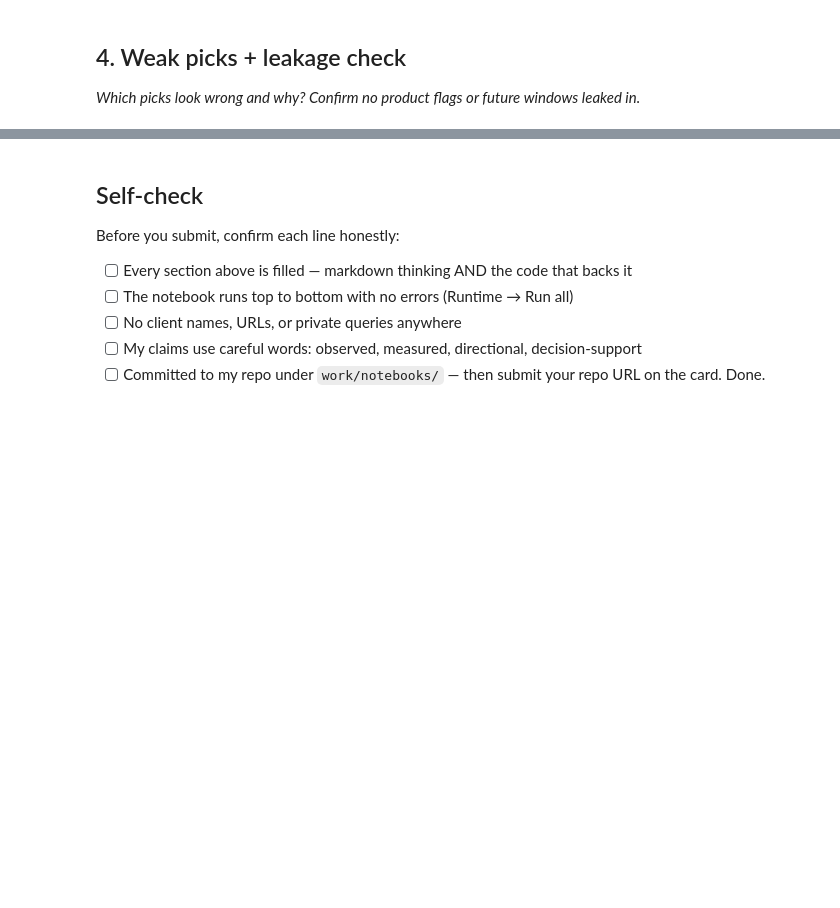
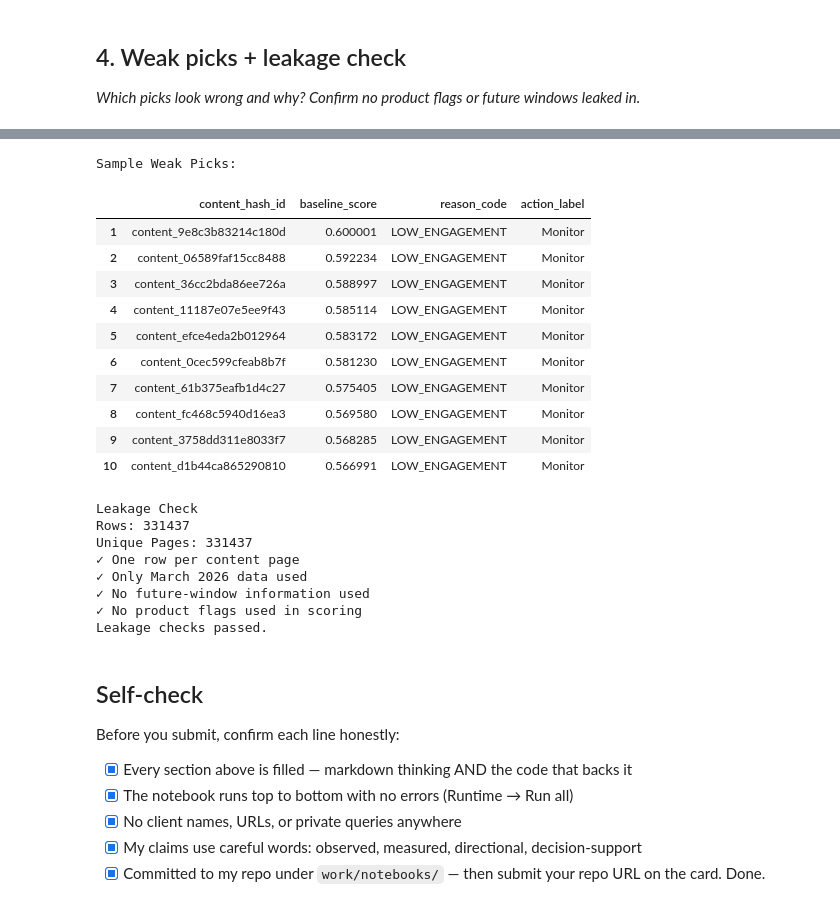
Before and after one commit to adityag30/FlyRank-internship-ML, a Jupyter notebook: work/notebooks/w04_baseline_score.ipynb, the cells around one changed output, grey strips where cells are left out. Saved outputs shown, nothing was run; the diff lists cells and outputs as text; code cells hidden in the pictures; blank space fills up the shorter version.

```diff
--- a/work/notebooks/w04_baseline_score.ipynb
+++ b/work/notebooks/w04_baseline_score.ipynb
@@ -37,10 +320,74 @@ This skeleton is yours to fill. Work the sections **in order** — each one has
+# %%
+# This cell is for CODE (numbers, a query, a check).
+# -----------------------------
+# Weak Picks
+# -----------------------------
+weak_picks = df[df["action_label"] == "Monitor"].head(10)
+
+print("Sample Weak Picks:")
+display(
+    weak_picks[
+        [
+            "content_hash_id",
+            "baseline_score",
+            "reason_code",
+            "action_label"
+        ]
+    ]
+)
+
+# -----------------------------
+# Leakage Checks
+# -----------------------------
+print("\nLeakage Check")
+
+print("Rows:", len(df))
+print("Unique Pages:", df["content_hash_id"].nunique())
+
+# Verify one row per content page
+assert len(df) == df["content_hash_id"].nunique(), \
+    "Duplicate content pages found."
+
+print("✓ One row per content page")
+
+# Verify no future months
+assert query.find("2026-03") != -1
+
+print("✓ Only March 2026 data used")
+
+print("✓ No future-window information used")
+
+print("✓ No product flags used in scoring")
+
+print("Leakage checks passed.")
+# %% [output]
+Sample Weak Picks:
+|  | content_hash_id | baseline_score | reason_code | action_label |
+| 1 | content_9e8c3b83214c180d | 0.600001 | LOW_ENGAGEMENT | Monitor |
+| 2 | content_06589faf15cc8488 | 0.592234 | LOW_ENGAGEMENT | Monitor |
+| 3 | content_36cc2bda86ee726a | 0.588997 | LOW_ENGAGEMENT | Monitor |
+| 4 | content_11187e07e5ee9f43 | 0.585114 | LOW_ENGAGEMENT | Monitor |
+| 5 | content_efce4eda2b012964 | 0.583172 | LOW_ENGAGEMENT | Monitor |
+| 6 | content_0cec599cfeab8b7f | 0.581230 | LOW_ENGAGEMENT | Monitor |
+| 7 | content_61b375eafb1d4c27 | 0.575405 | LOW_ENGAGEMENT | Monitor |
+| 8 | content_fc468c5940d16ea3 | 0.569580 | LOW_ENGAGEMENT | Monitor |
+| 9 | content_3758dd311e8033f7 | 0.568285 | LOW_ENGAGEMENT | Monitor |
+| 10 | content_d1b44ca865290810 | 0.566991 | LOW_ENGAGEMENT | Monitor |
+Leakage Check
+Rows: 331437
+Unique Pages: 331437
+✓ One row per content page
+✓ Only March 2026 data used
+✓ No future-window information used
+✓ No product flags used in scoring
+Leakage checks passed.
 # %% [markdown]
 ## Self-check
 
 Before you submit, confirm each line honestly:
 
-- [ ] Every section above is filled — markdown thinking AND the code that backs it
-- [ ] The notebook runs top to bottom with no errors (Runtime → Run all)
-- [ ] No client names, URLs, or private queries anywhere
-- [ ] My claims use careful words: observed, measured, directional, decision-support
-- [ ] Committed to my repo under `work/notebooks/` — then submit your repo URL on the card. Done.
+- [x] Every section above is filled — markdown thinking AND the code that backs it
+- [x] The notebook runs top to bottom with no errors (Runtime → Run all)
+- [x] No client names, URLs, or private queries anywhere
+- [x] My claims use careful words: observed, measured, directional, decision-support
+- [x] Committed to my repo under `work/notebooks/` — then submit your repo URL on the card. Done.
```
Also changed, not shown: parts of 14 cells of this notebook.
